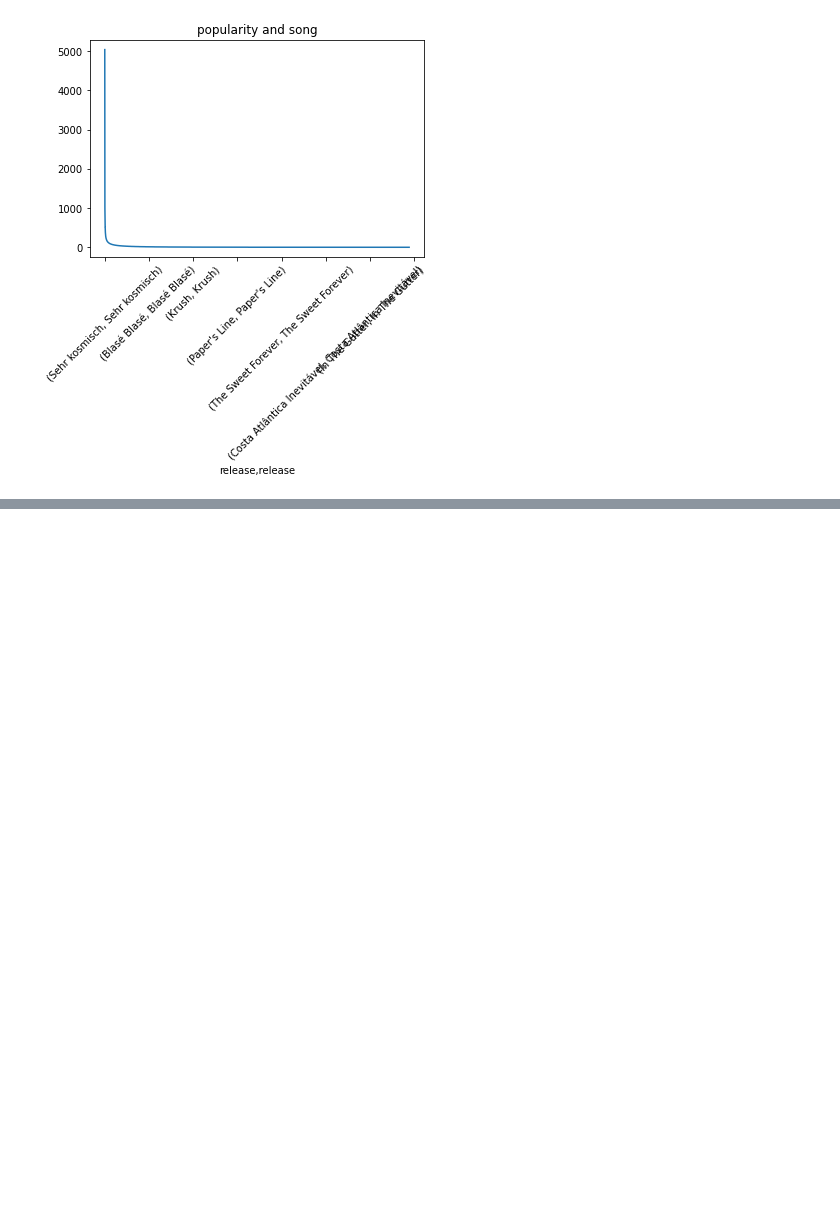
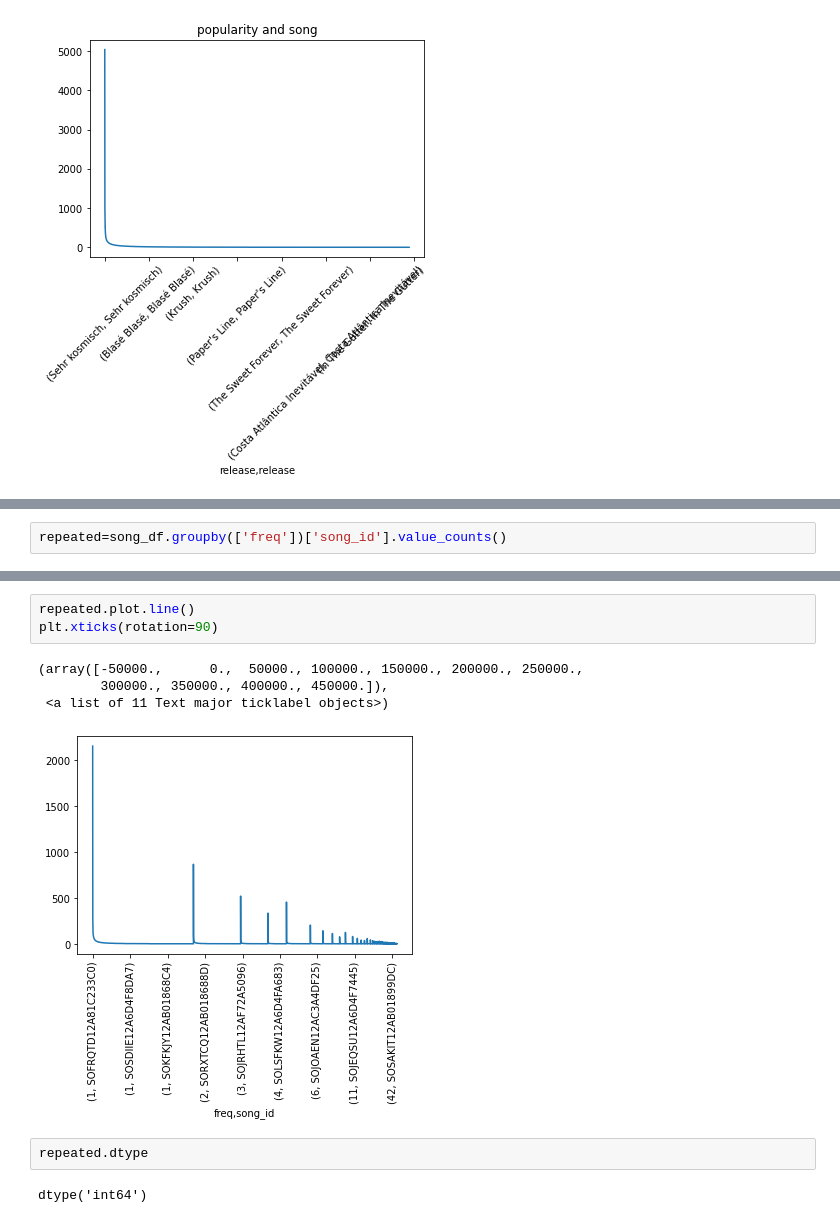
Before and after one commit to charithcherry/Innomatics_Internship_APR_21, a Jupyter notebook: Recommender System/Music_Rec_Sys.ipynb, the cells around one changed output, grey strips where cells are left out. Cells and saved outputs as stored; diff of their text form; blank space fills up the shorter version.

```diff
--- a/Recommender System/Music_Rec_Sys.ipynb
+++ b/Recommender System/Music_Rec_Sys.ipynb
@@ -354,0 +359,2 @@ Text(0.5, 1.0, 'popularity and song')
+# %%
+repeated=song_df.groupby(['freq'])['song_id'].value_counts()
@@ -354,0 +377,12 @@ Text(0.5, 1.0, 'popularity and song')
+# %%
+repeated.plot.line()
+plt.xticks(rotation=90)
+# %% [output]
+(array([-50000.,      0.,  50000., 100000., 150000., 200000., 250000.,
+        300000., 350000., 400000., 450000.]),
+ <a list of 11 Text major ticklabel objects>)
+[figure, added]
+# %%
+repeated.dtype
+# %% [output]
+dtype('int64')
```
Also changed, not shown: parts of 7 cells of this notebook.
